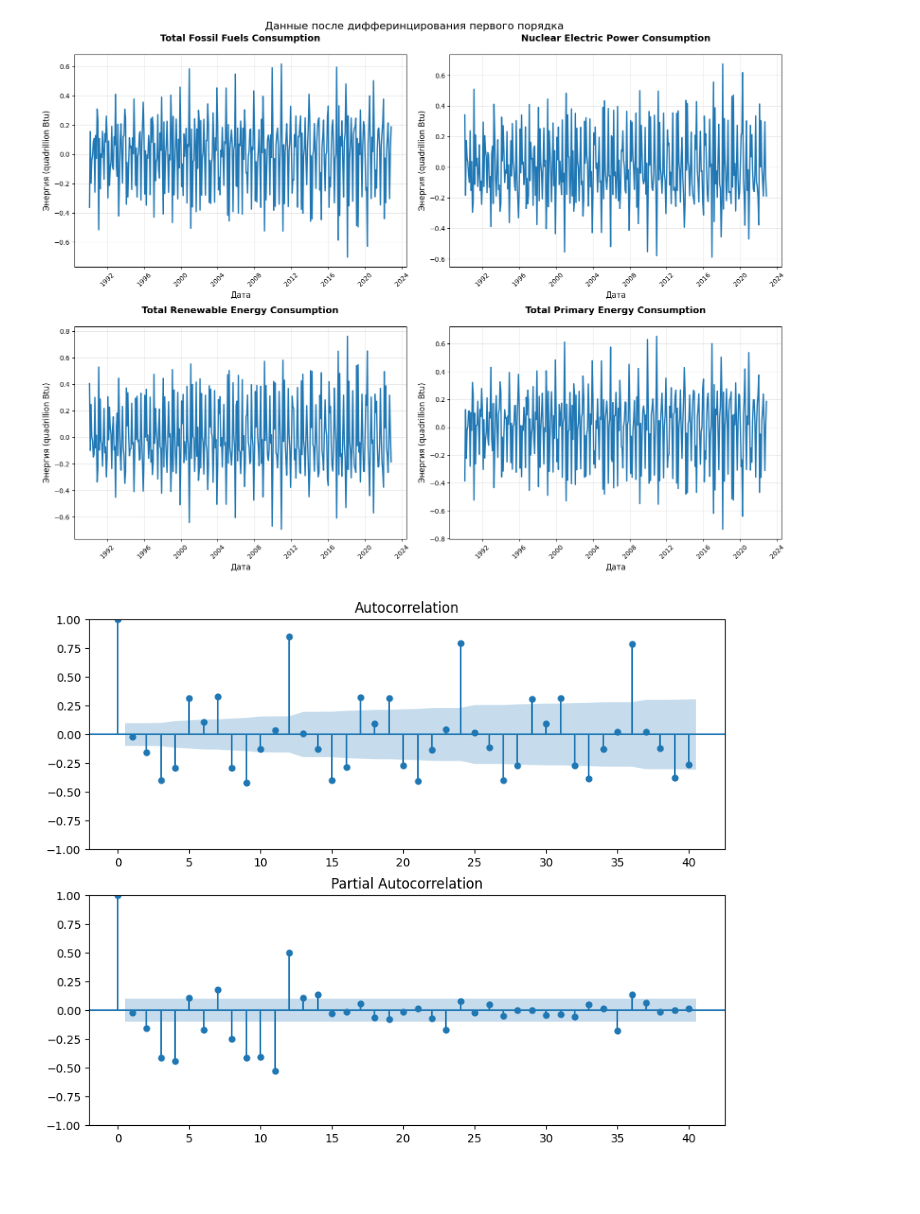
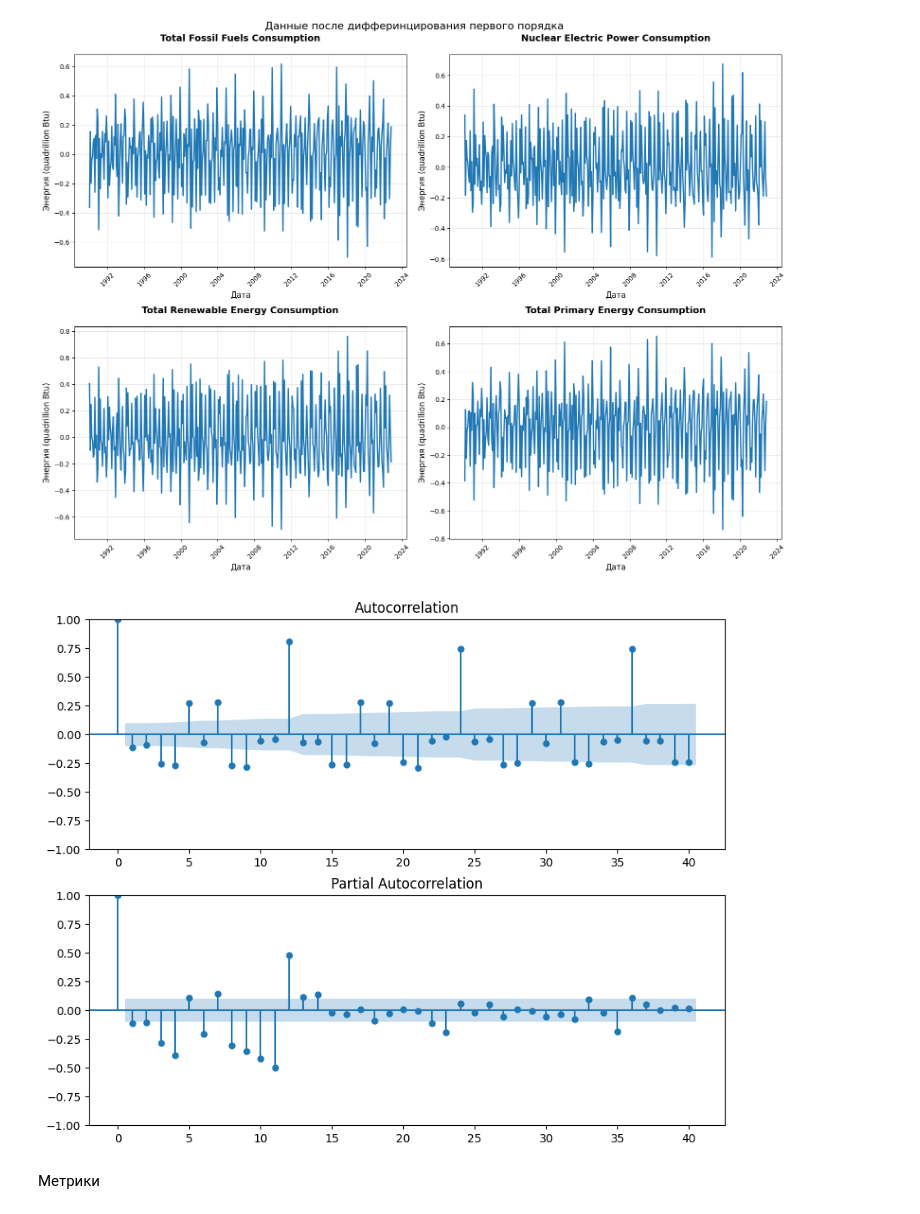
Before and after one commit to SavinskiVladimir/IntelliganceSystems, a Jupyter notebook: time_series/consumption.ipynb, the cells around one changed output. Drawn from its saved outputs; the diff is of its cells as text; code cells hidden in the pictures; blank space fills up the shorter version.

```diff
--- a/time_series/consumption.ipynb
+++ b/time_series/consumption.ipynb
@@ -349,14 +349,13 @@ plt.show()
 # %% [output]
 [figure]
 # %%
-from statsmodels.graphics.tsaplots import plot_acf, plot_pacf
-import matplotlib.pyplot as plt
-
 fig, ax = plt.subplots(2, 1, figsize=(10, 8))
 
-plot_acf(df_diff['Total Renewable Energy Consumption'], ax=ax[0], lags=40)
-plot_pacf(df_diff['Total Renewable Energy Consumption'], ax=ax[1], lags=40)
+plot_acf(df_diff['Nuclear Electric Power Consumption'], ax=ax[0], lags=40)
+plot_pacf(df_diff['Nuclear Electric Power Consumption'], ax=ax[1], lags=40)
 
 plt.show()
 # %% [output]
-[figure, old version]
+[figure, new version]
+# %% [markdown]
+Метрики
```
Also changed, not shown: parts of 11 cells of this notebook.
